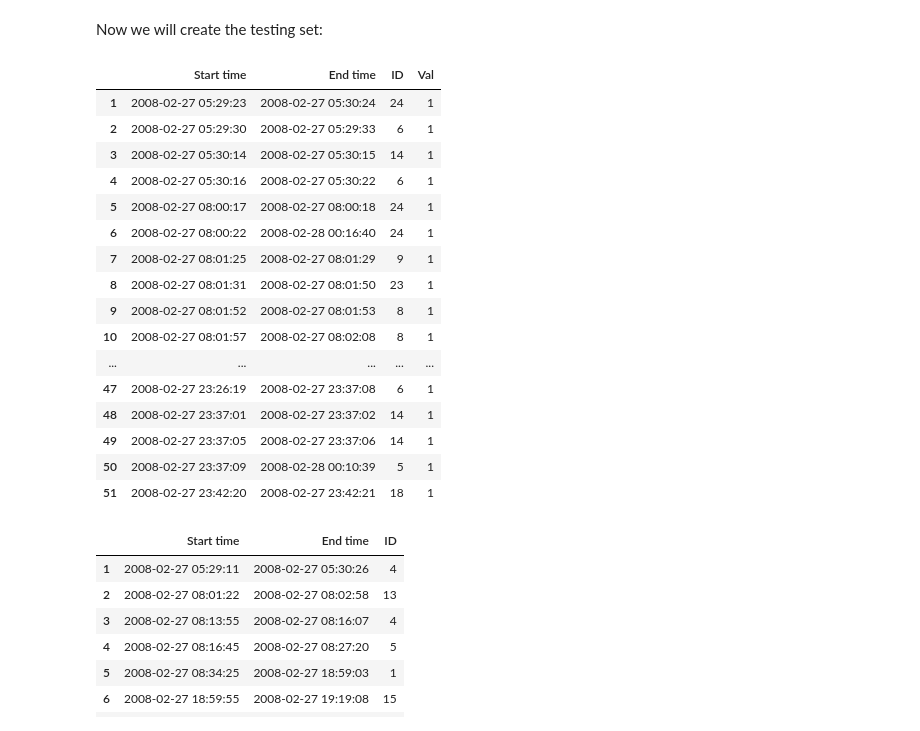
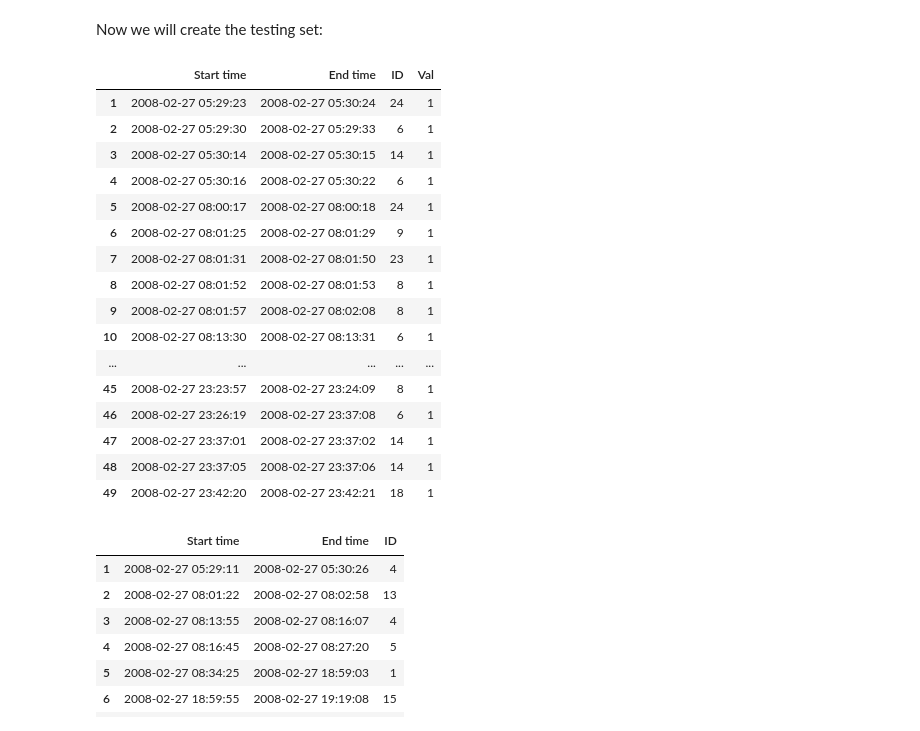
Before and after one commit to du-phan/Human-Activity-Recognition, a Jupyter notebook: Viterbi_Algorithm.ipynb, the cells around one changed output. Saved outputs shown, nothing was run; the diff lists cells and outputs as text; code cells hidden in the pictures.

```diff
--- a/Viterbi_Algorithm.ipynb
+++ b/Viterbi_Algorithm.ipynb
@@ -143,27 +108,27 @@ def Viterbi(observation, activityLabel, initialDistribution, observationDistribu
 # %% [markdown]
 Now we will create the testing set:
 # %%
-daySensor = [sensorData['Start time'][x].day == 27 for x in range(1,len(sensorData))]
+daySensor = [sensorData['Start time'][x].day == 27 and sensorData['End time'][x].day == 27 for x in range(1,len(sensorData))]
 daySensor = daySensor + [False]
 daySensorData = sensorData[daySensor]
 daySensorData.index = np.arange(1,len(daySensorData)+1)
 daySensorData
 # %% [output]
 |  | Start time | End time | ID | Val |
 | 1 | 2008-02-27 05:29:23 | 2008-02-27 05:30:24 | 24 | 1 |
 | 2 | 2008-02-27 05:29:30 | 2008-02-27 05:29:33 | 6 | 1 |
 | 3 | 2008-02-27 05:30:14 | 2008-02-27 05:30:15 | 14 | 1 |
 | 4 | 2008-02-27 05:30:16 | 2008-02-27 05:30:22 | 6 | 1 |
 | 5 | 2008-02-27 08:00:17 | 2008-02-27 08:00:18 | 24 | 1 |
-| 6 | 2008-02-27 08:00:22 | 2008-02-28 00:16:40 | 24 | 1 |
-| 7 | 2008-02-27 08:01:25 | 2008-02-27 08:01:29 | 9 | 1 |
-| 8 | 2008-02-27 08:01:31 | 2008-02-27 08:01:50 | 23 | 1 |
-| 9 | 2008-02-27 08:01:52 | 2008-02-27 08:01:53 | 8 | 1 |
-| 10 | 2008-02-27 08:01:57 | 2008-02-27 08:02:08 | 8 | 1 |
+| 6 | 2008-02-27 08:01:25 | 2008-02-27 08:01:29 | 9 | 1 |
+| 7 | 2008-02-27 08:01:31 | 2008-02-27 08:01:50 | 23 | 1 |
+| 8 | 2008-02-27 08:01:52 | 2008-02-27 08:01:53 | 8 | 1 |
+| 9 | 2008-02-27 08:01:57 | 2008-02-27 08:02:08 | 8 | 1 |
+| 10 | 2008-02-27 08:13:30 | 2008-02-27 08:13:31 | 6 | 1 |
 | ... | ... | ... | ... | ... |
-| 47 | 2008-02-27 23:26:19 | 2008-02-27 23:37:08 | 6 | 1 |
-| 48 | 2008-02-27 23:37:01 | 2008-02-27 23:37:02 | 14 | 1 |
-| 49 | 2008-02-27 23:37:05 | 2008-02-27 23:37:06 | 14 | 1 |
-| 50 | 2008-02-27 23:37:09 | 2008-02-28 00:10:39 | 5 | 1 |
-| 51 | 2008-02-27 23:42:20 | 2008-02-27 23:42:21 | 18 | 1 |
+| 45 | 2008-02-27 23:23:57 | 2008-02-27 23:24:09 | 8 | 1 |
+| 46 | 2008-02-27 23:26:19 | 2008-02-27 23:37:08 | 6 | 1 |
+| 47 | 2008-02-27 23:37:01 | 2008-02-27 23:37:02 | 14 | 1 |
+| 48 | 2008-02-27 23:37:05 | 2008-02-27 23:37:06 | 14 | 1 |
+| 49 | 2008-02-27 23:42:20 | 2008-02-27 23:42:21 | 18 | 1 |
 # %%
```
Also changed, not shown: parts of 21 cells of this notebook, 1 other file.
